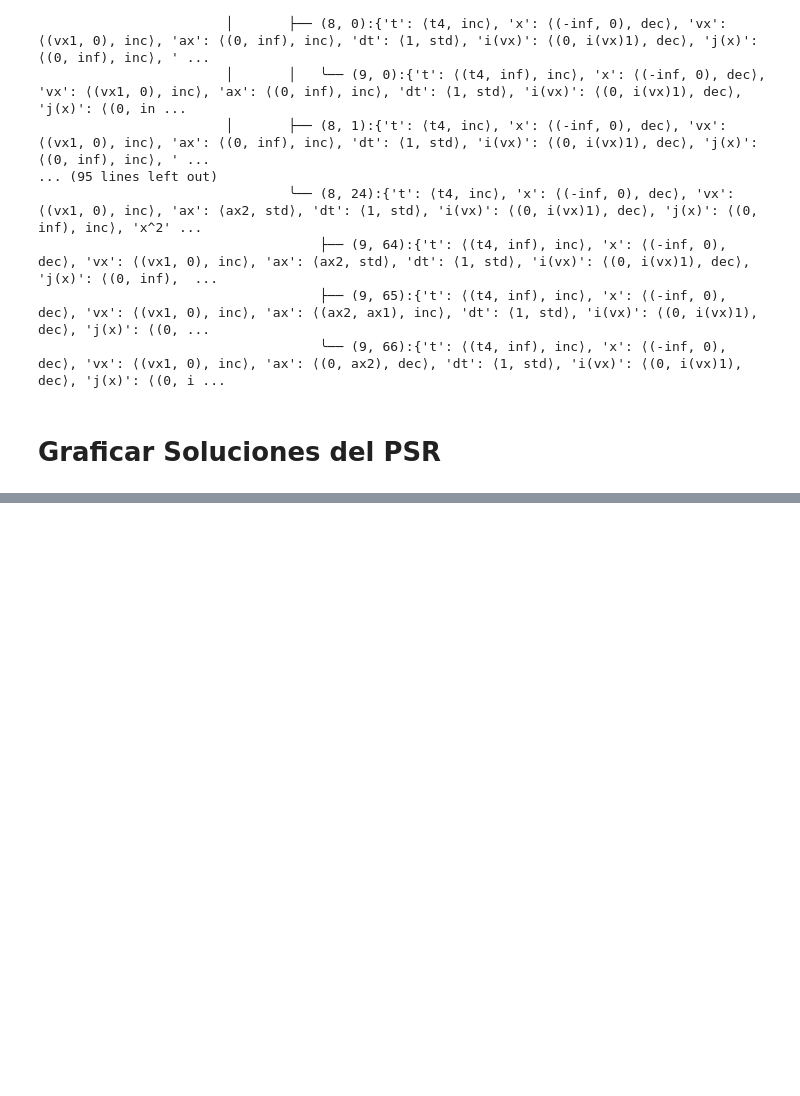
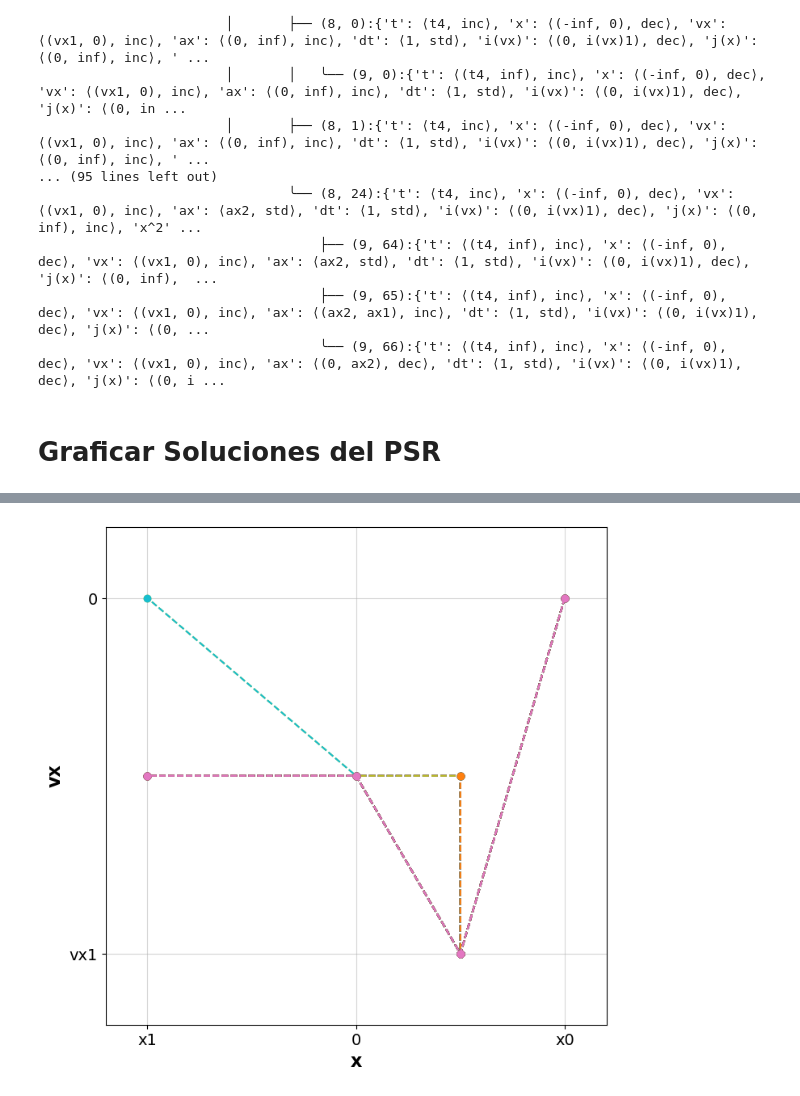
Before and after one commit to artcidp/QualitativeSimulation, a Jupyter notebook: 05 - Oscilador de Duffing.ipynb, the cells around one changed output, grey strips where cells are left out. Drawn from its saved outputs; the diff is of its cells as text; code cells hidden in the pictures; blank space fills up the shorter version.

```diff
--- a/05 - Oscilador de Duffing.ipynb
+++ b/05 - Oscilador de Duffing.ipynb
@@ -364,0 +431,99 @@ plt.show()
+# %%
+plt.figure()
+
+
+for i,behavior in enumerate(all_behaviors):
+
+    behavior_states_list=[s.name["State"] for s in behavior]#get_behavior_from_leaf(leaf_nodes[0],"State")[1:] #ommit partial initial state
+
+    #plt.subplots_adjust(hspace=0.5,wspace=0.5)
+
+    #i=0
+    #for x_var,y_var in vars_tuples_list:
+
+    #ax = plt.subplot(grid_shape[0], grid_shape[1], 0)
+    #i+=1
+
+    x_var_behavior=[s[x_var].qmag for s in behavior_states_list if s[time_var].qmag_type==landmark_value]
+    y_var_behavior=[s[y_var].qmag for s in behavior_states_list if s[time_var].qmag_type==landmark_value]
+
+    if len(y_var_behavior)==1 and len(x_var_behavior)==1:
+            x_var_behavior=all_x_landmarks #used only for time, when quiescent state appears
+
+    if len(set(y_var_behavior))==1: #constant value
+        y_var_behavior=[y_var_behavior[0]]*len(x_var_behavior)
+    elif len(set(x_var_behavior))==1: #constant value
+        x_var_behavior=[x_var_behavior[0]]*len(y_var_behavior)
+
+    assert len(x_var_behavior)==len(y_var_behavior), "lenght missmatch"
+
+
+    x_indeces=[]
+    for el in x_var_behavior:
+        if type(el)==landmark_value:
+            x_indeces.append(all_x_landmarks.index(el))
+        else:
+            index_1=all_x_landmarks.index(el[0])
+            index_2=all_x_landmarks.index(el[1])
+            if (index_2-index_1)<=2:
+                x_indeces.append( (index_1+index_2)/2 )
+            else:
+                raise ValueError(f"{x_var} indeces don't make sense {index_1,index_2}")
+            # elif (index_2-index_1)>1:
+            #     x_indeces.append(random.uniform(index_1,index_2))
+
+    y_indeces=[]
+    for el in y_var_behavior:
+        if type(el)==landmark_value:
+            y_indeces.append(all_y_landmarks.index(el))
+        else:
+            index_1=all_y_landmarks.index(el[0])
+            index_2=all_y_landmarks.index(el[1])
+            if (index_2-index_1)<=2:
+                y_indeces.append( (index_1+index_2)/2 )
+            # elif (index_2-index_1)>1:
+            #     y_indeces.append(random.uniform(index_1,index_2))
+            else:
+                raise ValueError(f"{y_var} indeces don't make sense {index_1,index_2}")
+
+    #x_indeces=[(all_x_landmarks.index(el[0])+all_x_landmarks.index(el[1]))/2 if type(el)==tuple else all_x_landmarks.index(el) for el in x_var_behavior]
+    #print(y_var_behavior,all_y_landmarks)
+    #y_indeces=[(all_y_landmarks.index(el[0])+all_x_landmarks.index(el[1]))/2 if type(el)==tuple else all_y_landmarks.index(el) for el in y_var_behavior]
+
+
+    plt.plot(x_indeces, y_indeces, marker='o',linestyle='--',label=str(i)) #customize the appearance of the dashed lines by providing a dash tuple to the linestyle parameter.
+    #For example, (0, (3, 10, 1, 15)) means (3pt line, 10pt space, 1pt line, 15pt space) with no offset
+
+plt.xticks(range(len(all_x_landmarks)), all_x_landmarks)
+plt.yticks(range(len(all_y_landmarks)), all_y_landmarks)
+
+plt.tick_params(labelsize=14)
+# for tick in ax.xaxis.get_major_ticks():
+#     tick.label.set_fontsize(16)
+# for tick in ax.yaxis.get_major_ticks():
+#     tick.label.set_fontsize(16)
+
+plt.xlabel(x_var, fontsize=16, fontweight='bold')
+plt.ylabel(y_var, fontsize=16, fontweight='bold')
+
+# ax.set_xticks(range(len(all_x_landmarks)), all_x_landmarks)
+# ax.set_yticks(range(len(all_y_landmarks)), all_y_landmarks)
+# ax.set_xlabel(x_var, fontsize=14, fontweight='bold')
+# ax.set_ylabel(y_var, fontsize=14, fontweight='bold')
+
+
+#delta=0.05 #gives a bit of wiggle room to the figure, avoids overlap with axes
+#ceil and floor are included in case of plotting points at qualitative invertals
+
+plt.xlim(left=math.floor(min(x_indeces))-delta,right=math.ceil(max(x_indeces))+delta)
+plt.ylim(bottom=math.floor(min(y_indeces))-delta,top=math.ceil(max(y_indeces))+delta)
+
+# ax.set_xlim(left=math.floor(min(x_indeces))-delta,right=math.ceil(max(x_indeces))+delta)
+# ax.set_ylim(bottom=math.floor(min(y_indeces))-delta,top=math.ceil(max(y_indeces))+delta)
+
+plt.grid(alpha=0.5)
+#plt.legend()
+#plt.savefig('Document Figures/4osc_arm_sim_vx_t_behaviors.png',bbox_inches='tight', pad_inches=0.075)
+plt.show()
+# %% [output]
+[figure, added]
```
Also changed, not shown: parts of 11 cells of this notebook, 4 other files.
